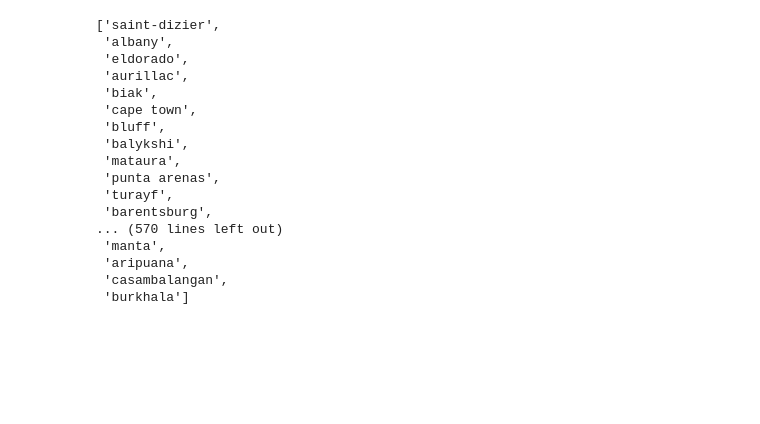
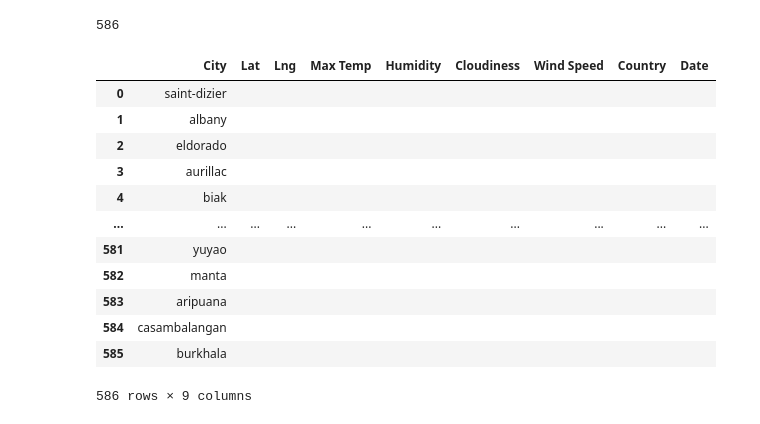
Before and after one commit to bregan78/python_api_challenge, a Jupyter notebook: WeatherPy/WeatherPy.ipynb, the cells around one changed output. Cells and saved outputs as stored; diff of their text form; code cells hidden in the pictures; blank space fills up the shorter version.

```diff
--- a/WeatherPy/WeatherPy.ipynb
+++ b/WeatherPy/WeatherPy.ipynb
@@ -21,41 +21,48 @@ lng_range = (-180, 180)
 # %%
 # List for holding lat_lngs and cities
 np.random.seed(10)
 
 lat_lngs = []
 cities = []
 
 # Create a set of random lat and lng combinations
 lats = np.random.uniform(lat_range[0], lat_range[1], size=1500)
 lngs = np.random.uniform(lng_range[0], lng_range[1], size=1500)
 lat_lngs = zip(lats, lngs)
 
 # Identify nearest city for each lat, lng combination
 for lat_lng in lat_lngs:
     city = citipy.nearest_city(lat_lng[0], lat_lng[1]).city_name
 
     # If the city is unique, then add it to a our cities list
     if city not in cities:
         cities.append(city)
 
 # Print the city count to confirm sufficient count
-len(cities)
-cities
+print(len(cities))
+cities_df = pd.DataFrame(cities)
+cities_df.columns =['City']
+cities_df["Lat"] =''
+cities_df["Lng"] =''
+cities_df["Max Temp"] =''
+cities_df["Humidity"] =''
+cities_df["Cloudiness"] =''
+cities_df["Wind Speed"] =''
+cities_df["Country"] =''
+cities_df["Date"] =''
+cities_df
 # %% [output]
-['saint-dizier',
- 'albany',
- 'eldorado',
- 'aurillac',
- 'biak',
- 'cape town',
- 'bluff',
- 'balykshi',
- 'mataura',
- 'punta arenas',
- 'turayf',
- 'barentsburg',
-... (570 lines left out)
- 'manta',
- 'aripuana',
- 'casambalangan',
- 'burkhala']
+586
+|  | City | Lat | Lng | Max Temp | Humidity | Cloudiness | Wind Speed | Country | Date |
+| 0 | saint-dizier |  |  |  |  |  |  |  |  |
+| 1 | albany |  |  |  |  |  |  |  |  |
+| 2 | eldorado |  |  |  |  |  |  |  |  |
+| 3 | aurillac |  |  |  |  |  |  |  |  |
+| 4 | biak |  |  |  |  |  |  |  |  |
+| ... | ... | ... | ... | ... | ... | ... | ... | ... | ... |
+| 581 | yuyao |  |  |  |  |  |  |  |  |
+| 582 | manta |  |  |  |  |  |  |  |  |
+| 583 | aripuana |  |  |  |  |  |  |  |  |
+| 584 | casambalangan |  |  |  |  |  |  |  |  |
+| 585 | burkhala |  |  |  |  |  |  |  |  |
+586 rows × 9 columns
```
Also changed, not shown: parts of 5 cells of this notebook, 1 other file.
